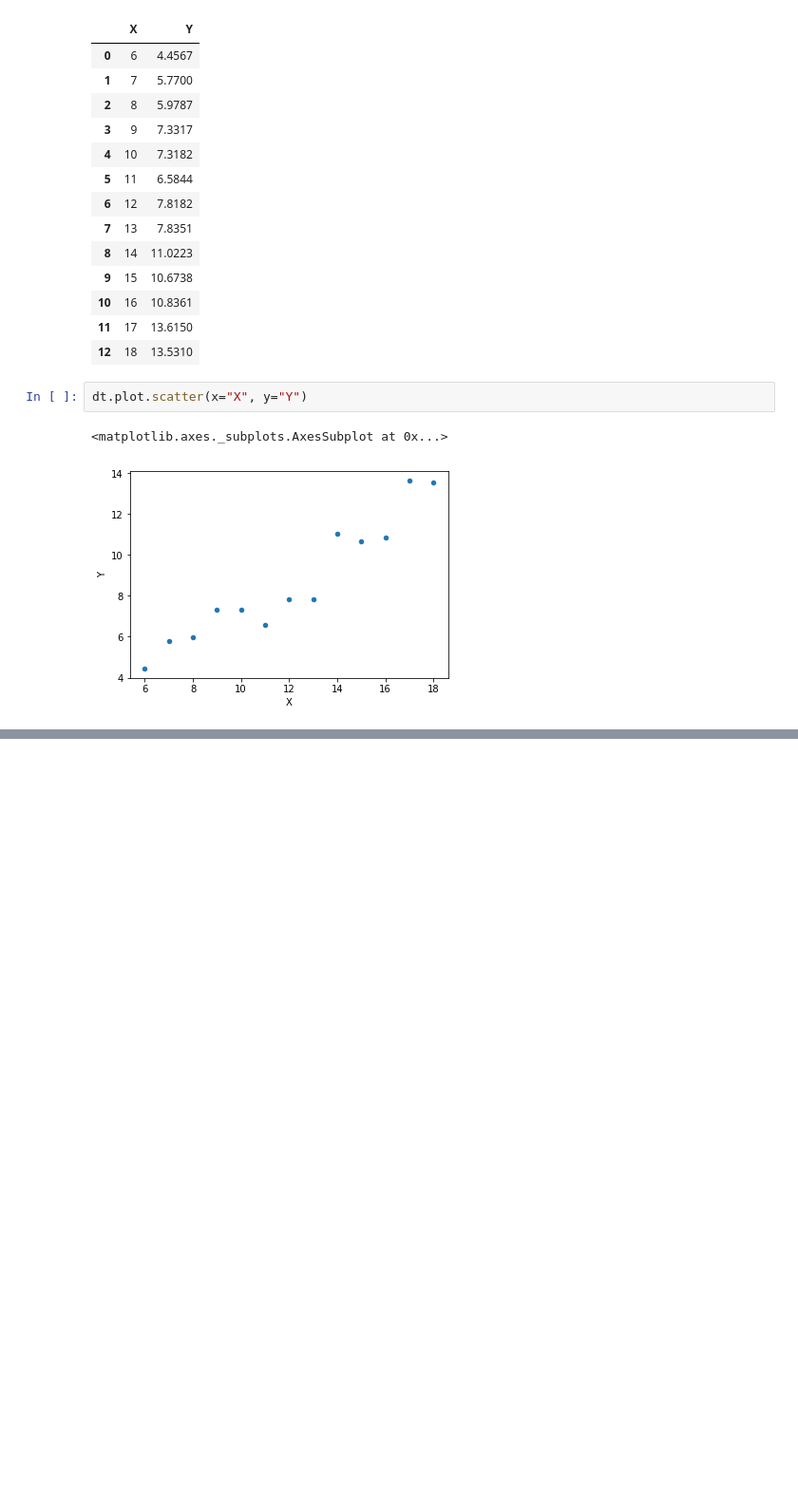
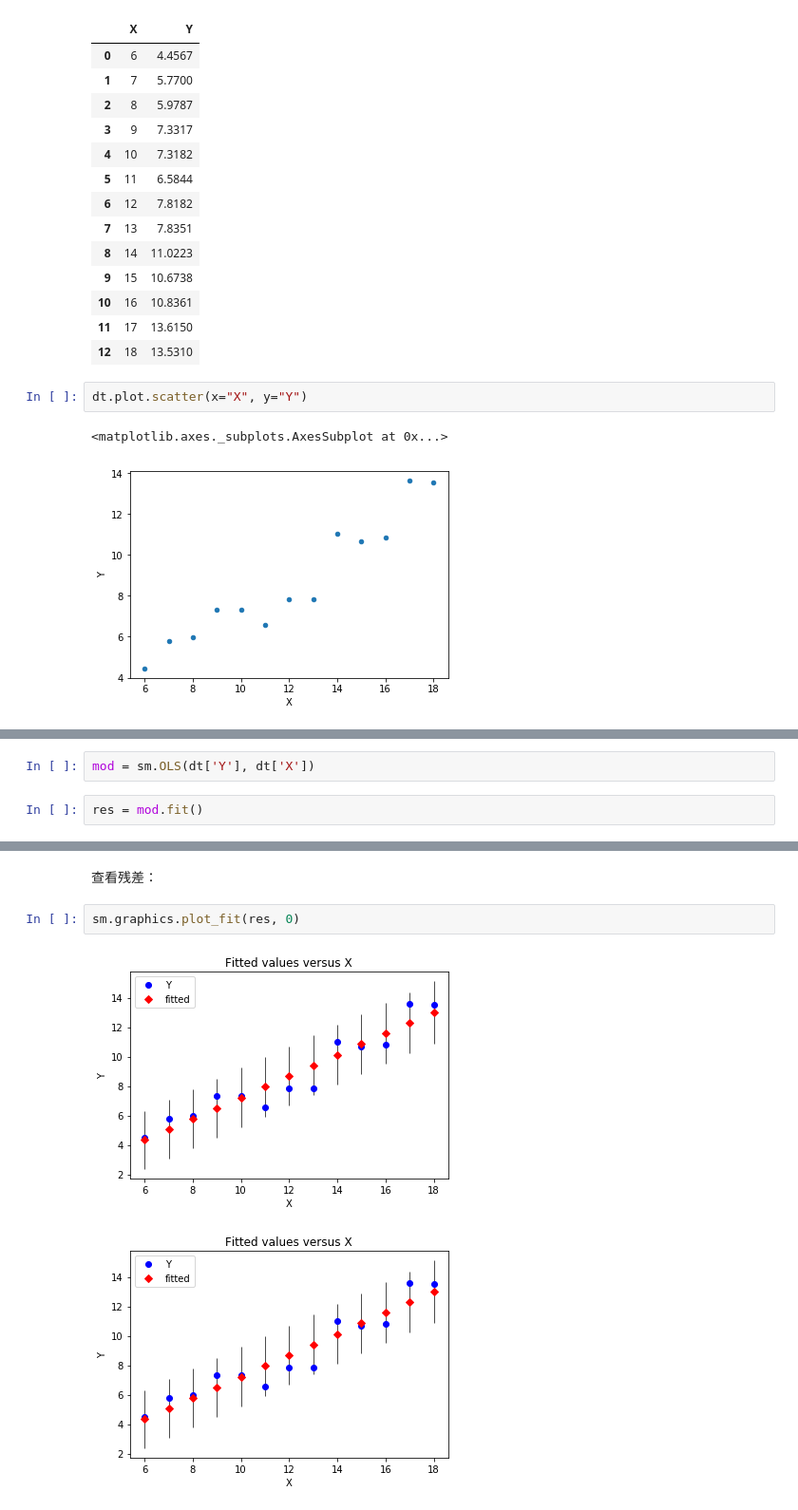
Before and after one commit to gongxiaobo2006/basic_ecomonetrics, a Jupyter notebook: ch03/tb3_2.ipynb, the cells around one changed output, grey strips where cells are left out. Shown at 95% size. Cells and saved outputs as stored; diff of their text form; blank space fills up the shorter version.

```diff
--- a/ch03/tb3_2.ipynb
+++ b/ch03/tb3_2.ipynb
@@ -41,0 +60,4 @@ ImportError: cannot import name NUMPY_MKL
+# %%
+mod = sm.OLS(dt['Y'], dt['X'])
+# %%
+res = mod.fit()
@@ -41,0 +94,7 @@ ImportError: cannot import name NUMPY_MKL
+# %% [markdown]
+查看残差：
+# %%
+sm.graphics.plot_fit(res, 0)
+# %% [output]
+[figure, added]
+[figure, added]
```
Also changed, not shown: parts of 11 cells of this notebook, 1 other file.
